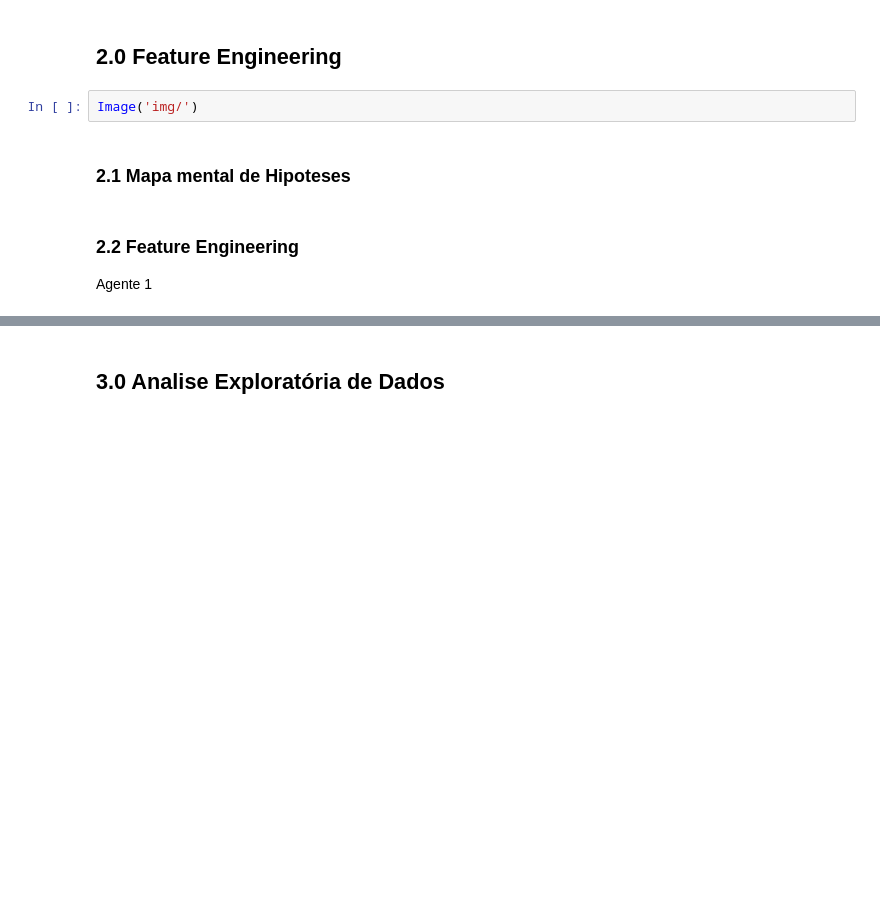
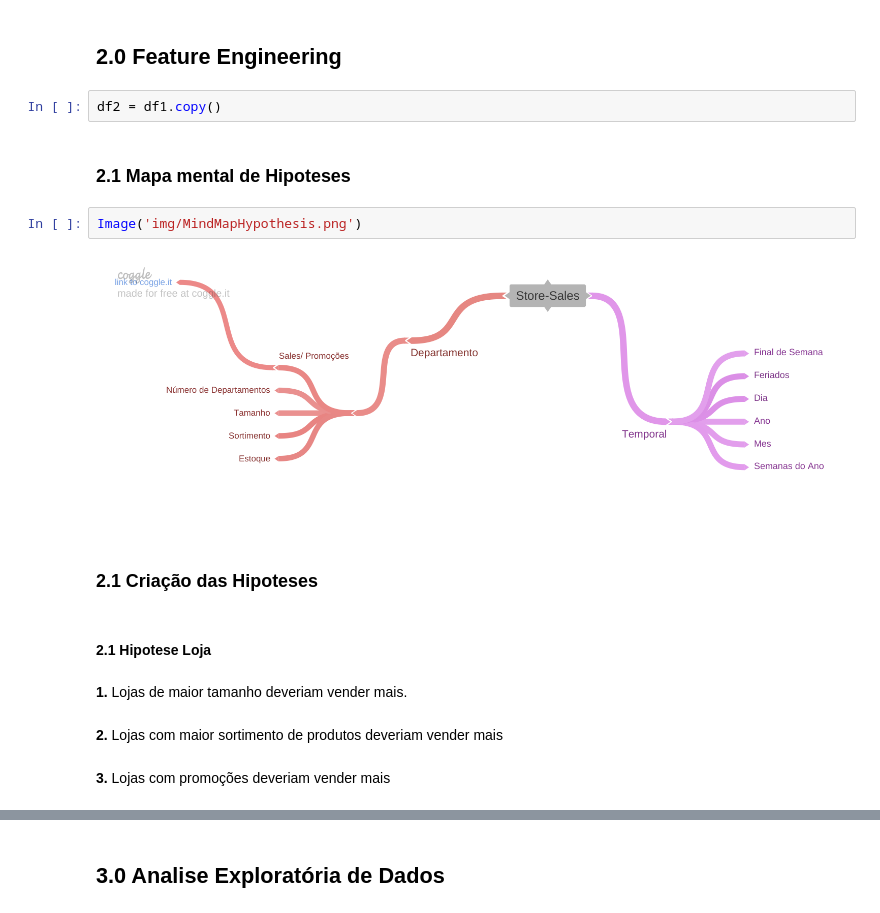
Before and after one commit to marcusbraggion/previsao_vendas, a Jupyter notebook: Walmart-Recruiting-Sales-Store_v2.ipynb, the cells around one changed output, grey strips where cells are left out. Cells and saved outputs as stored; diff of their text form; blank space fills up the shorter version.

Commit message:
finished feature engineering

```diff
--- a/Walmart-Recruiting-Sales-Store_v2.ipynb
+++ b/Walmart-Recruiting-Sales-Store_v2.ipynb
@@ -177,10 +181,21 @@ sns.boxplot( x='type', y='weekly_sales', data=aux1 )
 [figure]
 # %% [markdown]
 ## 2.0 Feature Engineering
-# %%
-Image('img/')
+# %%
+df2 = df1.copy()
 # %% [markdown]
 ###  2.1 Mapa mental de Hipoteses
+# %%
+Image('img/MindMapHypothesis.png')
+# %% [output]
+[figure, added]
+# %% [markdown]
+###  2.1 Criação das Hipoteses
 # %% [markdown]
-### 2.2 Feature Engineering
-Agente 1
+#### **2.1** Hipotese Loja
+# %% [markdown]
+**1.** Lojas de maior tamanho deveriam vender mais.
+# %% [markdown]
+**2.** Lojas com maior sortimento de produtos deveriam vender mais
+# %% [markdown]
+**3.** Lojas com promoções deveriam vender mais
```
Also changed, not shown: parts of 12 cells of this notebook.
